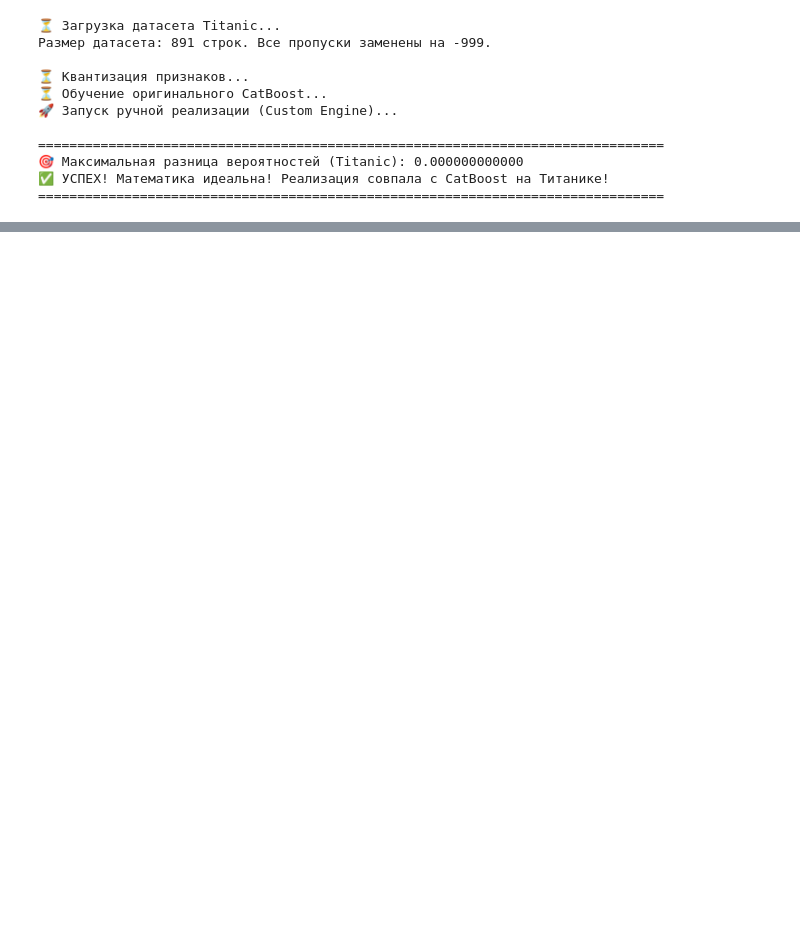
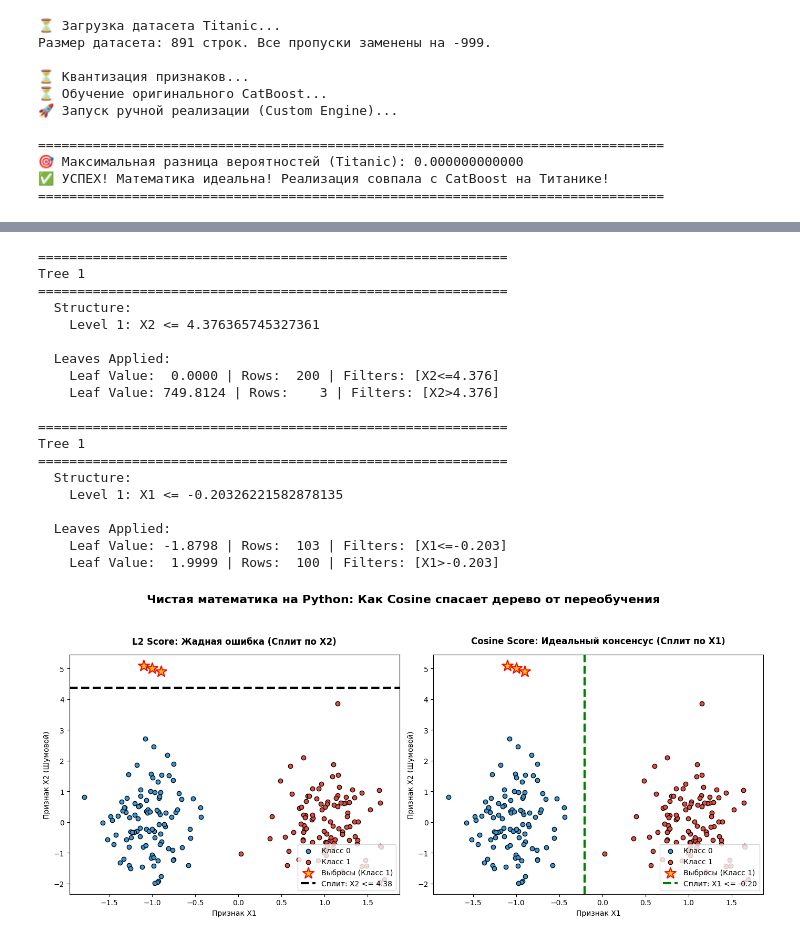
Before and after one commit to FedorTarasow/PocketCatboostStudy, a Jupyter notebook: PocketCatboostStudy.ipynb, the cells around one changed output, grey strips where cells are left out. Cells and saved outputs as stored; diff of their text form; code cells hidden in the pictures; blank space fills up the shorter version.

```diff
--- a/PocketCatboostStudy.ipynb
+++ b/PocketCatboostStudy.ipynb
@@ -343,0 +686,47 @@ print("="*80)
+# %%
+#Ослабляем регуляризатор, чтобы позволить дроби взорваться!
+l2_reg_toy = 0.001
+
+# ==========================================
+# 3. ОБУЧЕНИЕ МОДЕЛЕЙ
+# ==========================================
+# Обучаем L2
+_, trees_l2 = fit_custom_catboost(
+    df_toy, features_toy, 'target', borders_dict_toy,
+    iterations=1, depth=1, learning_rate=1.0, l2_reg=l2_reg_toy, score_function='L2', verbose=True,drawing_mode=True
+)
+
+# Обучаем Cosine
+_, trees_cos = fit_custom_catboost(
+    df_toy, features_toy, 'target', borders_dict_toy,
+    iterations=1, depth=1, learning_rate=1.0, l2_reg=l2_reg_toy, score_function='Cosine', verbose=True,drawing_mode=True
+)
+fig, (ax1, ax2) = plt.subplots(1, 2, figsize=(14, 6))
+
+plot_split(ax1, 'L2 Score: Жадная ошибка (Сплит по X2)', trees_l2, df_toy)
+plot_split(ax2, 'Cosine Score: Идеальный консенсус (Сплит по X1)', trees_cos, df_toy)
+
+plt.suptitle('Чистая математика на Python: Как Cosine спасает дерево от переобучения', fontsize=16, fontweight='bold', y=1.05)
+plt.tight_layout()
+plt.show()
+# %% [output]
+============================================================
+Tree 1
+============================================================
+  Structure:
+    Level 1: X2 <= 4.376365745327361
+
+  Leaves Applied:
+    Leaf Value:  0.0000 | Rows:  200 | Filters: [X2<=4.376]
+    Leaf Value: 749.8124 | Rows:    3 | Filters: [X2>4.376]
+
+============================================================
+Tree 1
+============================================================
+  Structure:
+    Level 1: X1 <= -0.20326221582878135
+
+  Leaves Applied:
+    Leaf Value: -1.8798 | Rows:  103 | Filters: [X1<=-0.203]
+    Leaf Value:  1.9999 | Rows:  100 | Filters: [X1>-0.203]
+[figure, added]
```
Also changed, not shown: parts of 21 cells of this notebook.
